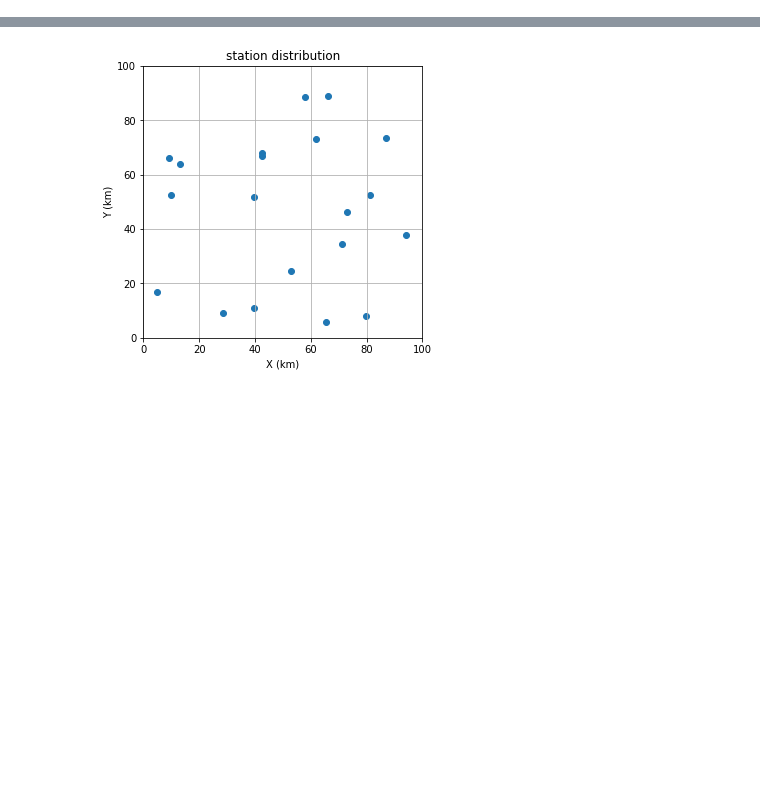
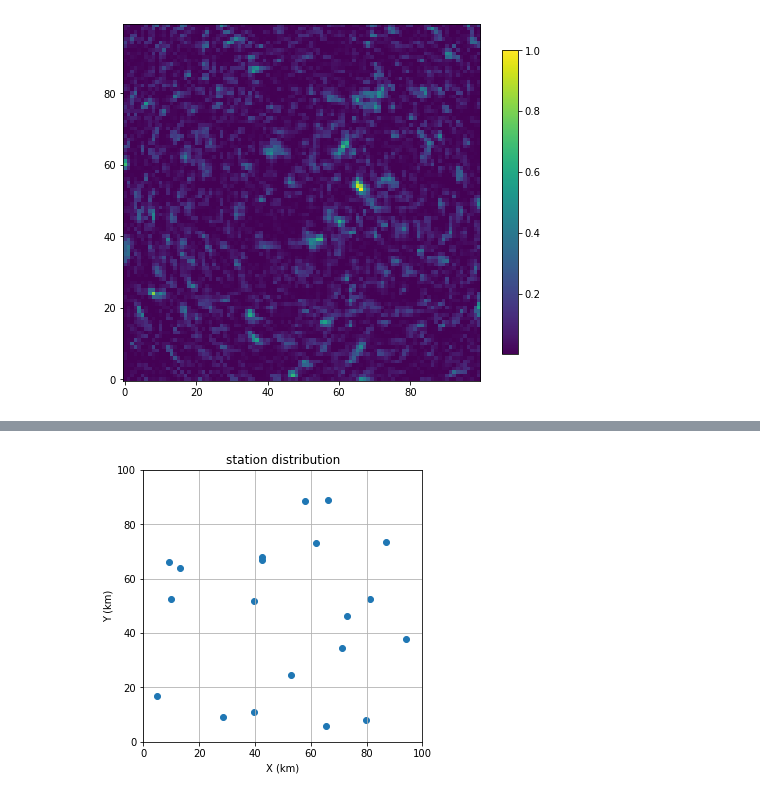
Before and after one commit to tp6u3su6/tp6u3su6, a Jupyter notebook: BP/BP.ipynb, the cells around one changed output, grey strips where cells are left out. Cells and saved outputs as stored; diff of their text form; code cells hidden in the pictures; blank space fills up the shorter version.

```diff
--- a/BP/BP.ipynb
+++ b/BP/BP.ipynb
@@ -14,15 +3,13 @@ from scipy import signal
 import matplotlib.pyplot as plt
 # %%
-
-mapp=[]
+Vp=5; depth=30
+### make grid ###
+value = 1
 grid=[]
-for i in np.arange(0,100,1):
-    for j in np.arange(0,100,1):
+for i in np.arange(0,100,value):
+    for j in np.arange(0,100,value):
         grid.append([i,j])
-i_1,j_1=np.meshgrid(np.arange(0,100,1),np.arange(0,100,1))
-# print(grid)
-
-#station distribution
+### station information ###
 x = []
 y = []
 with open('stations.xy.txt','r') as f:
@@ -31,44 +18,39 @@ with open('stations.xy.txt','r') as f:
         locations = lines.split('\n')[0]
         x.append(float(locations.split()[0]))
         y.append(float(locations.split()[1]))
-
-
+### tremor data ###
 data = []
 time = []
-header = Stats()
-header.sampling_rate = 20
-header.delta = 0.05
-header.npts = 5000
 with open('tremor_data.txt') as f:
     for lines in f:
         data.append(float(lines.split('\n')[0].split()[1]))
-
+        time.append(float(lines.split('\n')[0].split()[0]))
 alldata = []
-time = np.arange(1,5000)*0.05
+timeay = np.array(time[1+5001:5000+5001])
 for ii in range(0,20):
     alldata.append(np.array(data[1+5001*ii:5000+5001*ii]))
+### predict time ###
+predT=[]
+for point in grid:
+    xx=point[0]
+    yy=point[1]
+    time=np.sqrt((xx-x)**2+(yy-y)**2+depth**2)/Vp
+    predT.append(time)
+### stack data ###
+amp = []
+for times in predT:
+    sumay = 0
+    for indx in range (len(x)):
+        bgindx = np.where(timeay>=times[indx])
+        sumay += alldata[indx][bgindx][0]
+    amp.append(np.sqrt((sumay**2)))
 
-Vp=6
-depth=300
-
-def shift_time(grid_x,grid_y,x,y,depth,Vp):
-    n=len(x)
-    Tpred=[]
-    for indx in range(n):
-        dist=np.sqrt((x[indx]-grid_x)**2+(y[indx]-grid_y)**2+depth**2)
-        Tpred.append(dist/Vp)
-    return Tpred
-
-for ii in grid:
-    i_2=ii[0]
-    j_2=ii[1]
-    Tpred=shift_time(i_2,j_2,x,y,depth,Vp)
-    n=len(alldata)
-    for indx in range(n):
-        for t_indx in range(len(time)):
-            while time[t_indx]<Tpred[indx] and time[t_indx+1]>Tpred[indx]:
-                grid[i_2,j_2]=alldata[]
-
-    print(newst)
-    break
+norm = max(amp)
+amp /= norm
+fig = plt.figure(figsize=(8,8))
+ax = fig.add_subplot()
+mapp=np.array(amp**2).reshape(int(100/value),int(100/value))
+pos = plt.imshow(np.rot90(mapp))
+ax.invert_yaxis()
+fig.colorbar(pos, anchor=(0, 0.3), shrink=0.7)
 # %% [output]
@@ -76 +58,2 @@ SyntaxError: invalid syntax (Temp/ipykernel_5924/4194371806.py, line 52)
+[figure, added]
 # %%
```
Also changed, not shown: parts of 4 cells of this notebook.
